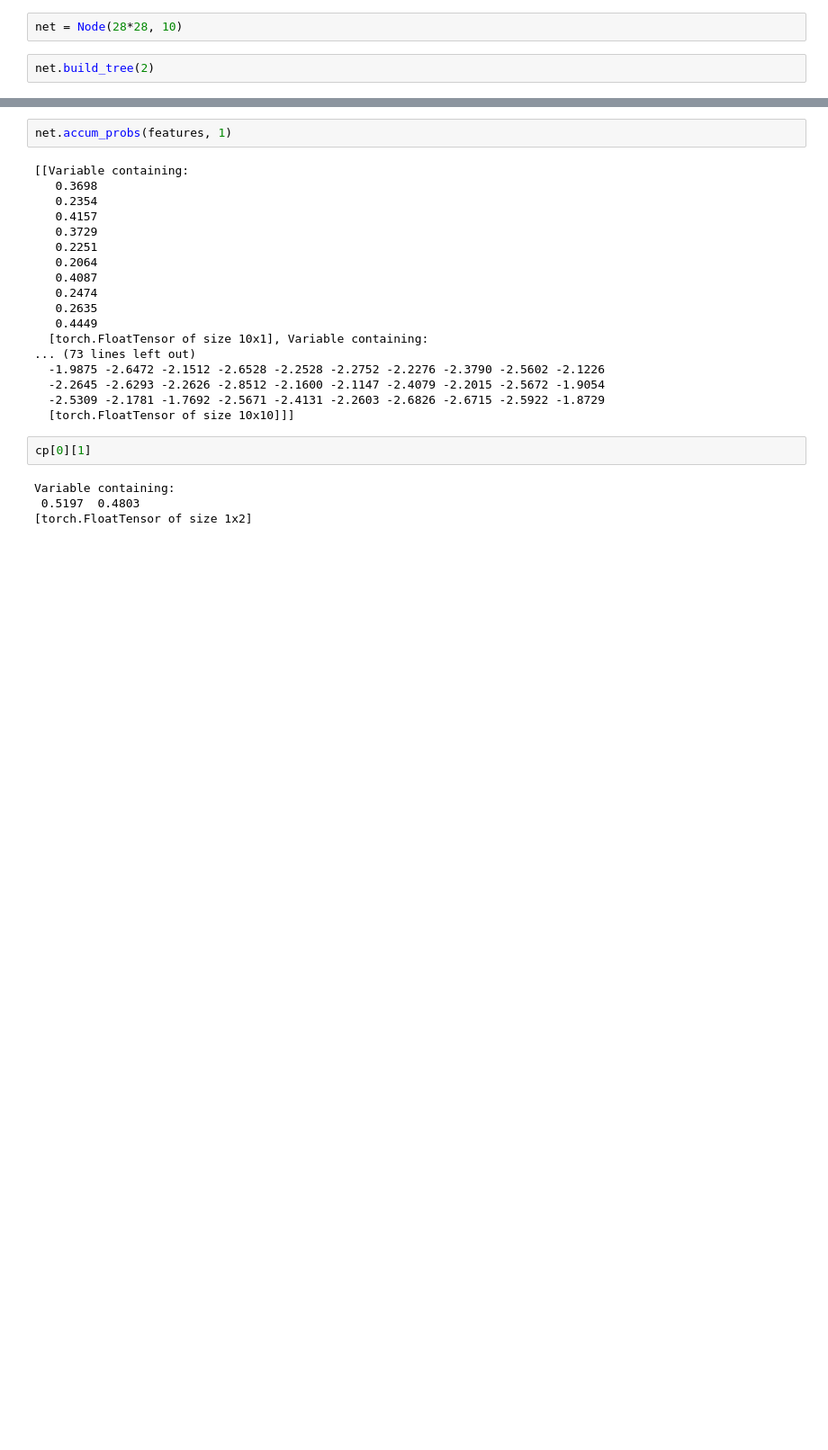
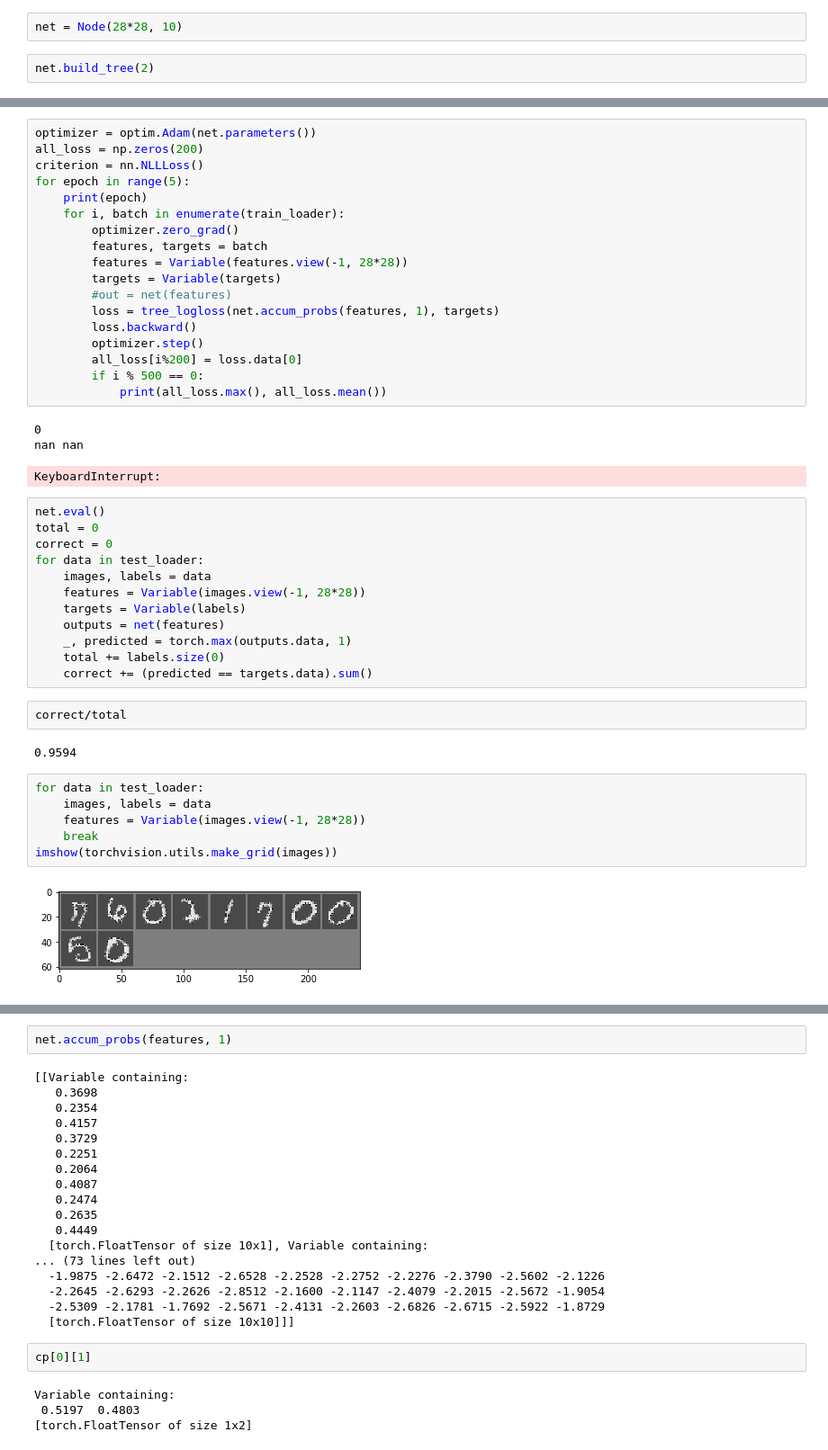
Before and after one commit to fjdiod/soft_trees, a Jupyter notebook: Trees.ipynb, the cells around one changed output, grey strips where cells are left out. Shown: that part at 90% size. Saved outputs shown, nothing was run; the diff lists cells and outputs as text; blank space fills up the shorter version.

Commit message:
add training

```diff
--- a/Trees.ipynb
+++ b/Trees.ipynb
@@ -112 +196,47 @@ net.build_tree(2)
+# %%
+optimizer = optim.Adam(net.parameters())
+all_loss = np.zeros(200)
+criterion = nn.NLLLoss()
+for epoch in range(5):
+    print(epoch)
+    for i, batch in enumerate(train_loader):
+        optimizer.zero_grad()
+        features, targets = batch
+        features = Variable(features.view(-1, 28*28))
+        targets = Variable(targets)
+        #out = net(features)
+        loss = tree_logloss(net.accum_probs(features, 1), targets)
+        loss.backward()
+        optimizer.step()
+        all_loss[i%200] = loss.data[0]
+        if i % 500 == 0:
+            print(all_loss.max(), all_loss.mean())
+# %% [output]
+0
+nan nan
+KeyboardInterrupt:
+# %%
+net.eval()
+total = 0
+correct = 0
+for data in test_loader:
+    images, labels = data
+    features = Variable(images.view(-1, 28*28))
+    targets = Variable(labels)
+    outputs = net(features)
+    _, predicted = torch.max(outputs.data, 1)
+    total += labels.size(0)
+    correct += (predicted == targets.data).sum()
+# %%
+correct/total
+# %% [output]
+0.9594
+# %%
+for data in test_loader:
+    images, labels = data
+    features = Variable(images.view(-1, 28*28))
+    break
+imshow(torchvision.utils.make_grid(images))
+# %% [output]
+[figure, added]
 # %%
```
Also changed, not shown: parts of 7 cells of this notebook.
